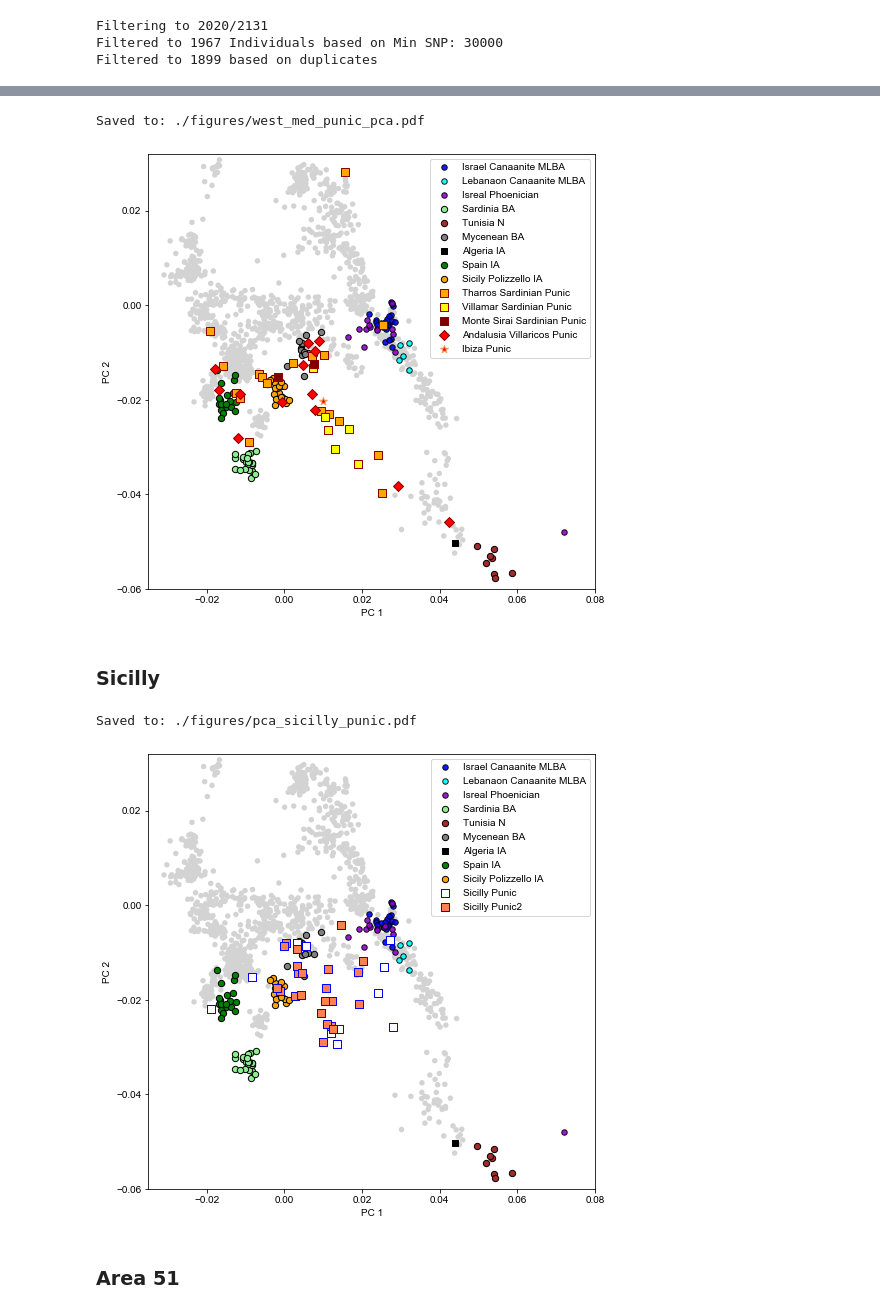
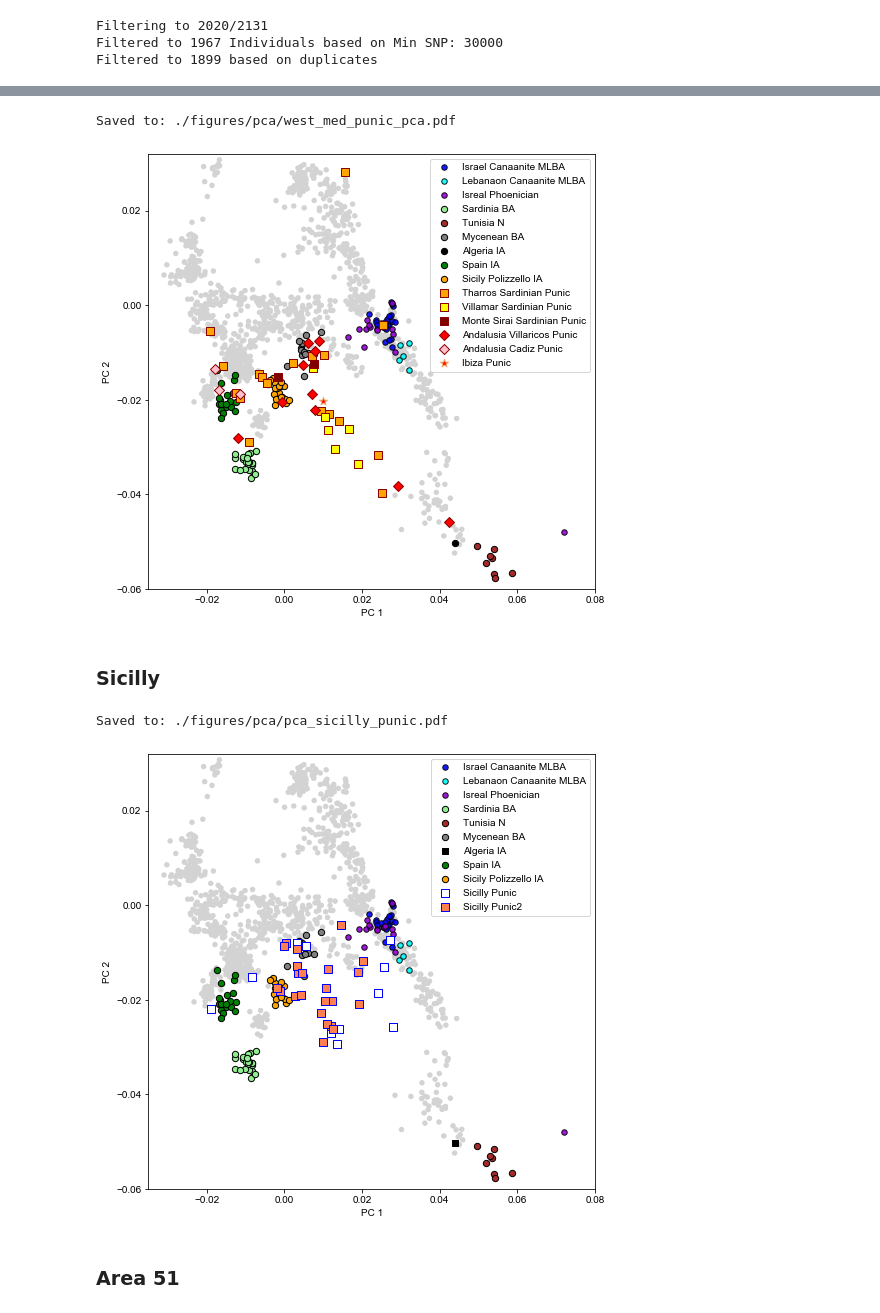
Before and after one commit to hringbauer/punic_aDNA, a Jupyter notebook: notebooks/pca/plot_pca.ipynb, the cells around one changed output, grey strips where cells are left out. Cells and saved outputs as stored; diff of their text form; code cells hidden in the pictures.

```diff
--- a/notebooks/pca/plot_pca.ipynb
+++ b/notebooks/pca/plot_pca.ipynb
@@ -72,10 +72,24 @@ def get_sub_pops_exact(df, pop_list=[], pop_col="pop"):
 ### Plotting PCA
 
 def plot_pca(ax, df, c="gray", alpha=1.0, legend="", marker="o",
-             s=30, ec=None):
+             s=30, ec=None, text=False):
     """Plot PCA onto Axis"""
     ax.scatter(-df["pc1"], df["pc2"], c=c, alpha=alpha, label=legend,
                ec=ec, s=s, marker=marker)
+    if text:
+        x, y = -df["pc1"].values, df["pc2"].values
+        for i, txt in enumerate(df["iid"]):
+            ax.annotate(txt, (x[i], y[i]), ha="left", va="bottom", c=c)
+
+def plot_pca_ho(ax, df, c="gray", alpha=1.0, legend="", marker="o",
+                s=30, ec=None, text=False):
+    """Plot PCA onto Axis"""
+    ax.scatter(-df["pc1"], df["pc2"], c=c, alpha=alpha, label=legend,
+               ec=ec, s=s, marker=marker)
+    if text:
+        x, y = -df["pc1"].values, df["pc2"].values
+        for i, txt in enumerate(df["iid"]):
+            ax.annotate(txt[:3], (x[i], y[i]), ha="center", va="center")
 # %%
 min_snp = 30000
 path_pca = "./output/pca/v44/20201116.punic1.v44_HO.construct_WE_NA_PCA.shrinkmode.evec.txt"
@@ -86,10 +100,11 @@ df.columns=["iid", "pc1", "pc2", "pc3", "pc4", "pop"]
 df = remove_individuals(df, remove_list=["_d"])
 
 df_meta = pd.read_csv("/n/groups/reich/hringbauer/Data/v44.0.anno.csv", sep=",")
-df2 = df_meta[["iid", "Master ID", "n_cov_snp", "mean_cov", "sex"]]
+df2 = df_meta[["iid", "Master ID", "loc", "n_cov_snp", "mean_cov", "sex"]]
 df = pd.merge(df, df2, on="iid", how="left")
 idx = (df["n_cov_snp"]<min_snp)
 df = df[~idx]
+df.loc[df["loc"].isnull(), "loc"]="not assigned"
 print(f"Filtered to {len(df)} Individuals based on Min SNP: {min_snp}")
 
 df = df.sort_values(by="n_cov_snp", ascending=False)
@@ -113,11 +128,13 @@ df_tun = get_sub_pops_exact(df, pop_list=["Tunisia_N"])
 df_vil = get_sub_iid(df, ["VIL"])
 df_msr = get_sub_iid(df, ["MSR"])
 
+df_cad = get_sub_iid(df, ["I12517|I15434|I8135"])
+
 df_greek = get_sub_pops_exact(df, pop_list=["Greece_BA_Mycenaean"])
 df_alg = get_sub_pops_exact(df, pop_list=["Algeria_IA"])
 df_spain = get_sub_pops_exact(df, pop_list=["Spain_IA"])
 
-df_vill = get_sub_pops(df, pop_list=["Spain_Punic"])
+df_vill = get_sub_pops(df, pop_list=["Villaricos"], pop_col="loc")
 df_ib = get_sub_pops_exact(df, ["Ibiza_Punic.SG"])
 df_sic = get_sub_pops_exact(df, ["Italy_Phoenician_Sicily"])
 df_sic2 = get_sub_pops_exact(df, ["Italy_Sicily_Punic"])
@@ -143,10 +176,11 @@ Found: 19/1899
 # %%
-savepath="./figures/west_med_punic_pca.pdf"
+#savepath="./figures/pca/west_med_punic_pca.pdf"
+savepath="./figures/pca/west_med_punic_pca.pdf"
 
 plt.figure(figsize=(8,8))
 ax = plt.gca()
 
-plot_pca(ax, df_ho, c="lightgray")
+plot_pca_ho(ax, df_ho, c="lightgray", text=False)
 
 plot_pca(ax, df_is, c="blue", legend="Israel Canaanite MLBA", ec="k", alpha=0.9)
 plot_pca(ax, df_le, c="aqua", legend="Lebanaon Canaanite MLBA", ec="k", alpha=0.9)
@@ -155,41 +189,43 @@ plot_pca(ax, df_isp, c="darkviolet", legend="Isreal Phoenician", ec="k", alpha=0
 plot_pca(ax, df_sard_ba, c="lightgreen", legend="Sardinia BA", ec="k", s=40)
 plot_pca(ax, df_tun, c="brown", legend="Tunisia N", ec="k", s=40)
 plot_pca(ax, df_greek, c="gray", legend="Mycenean BA", ec="k", s=40)
 
-plot_pca(ax, df_alg, c="k", legend="Algeria IA", s=40, marker="s", ec="k")
+plot_pca(ax, df_alg, c="k", legend="Algeria IA", s=40, ec="k")
 plot_pca(ax, df_spain, c="green", legend="Spain IA", s=40, ec="k")
 
 plot_pca(ax, df_sic_ia, c="orange", legend="Sicily Polizzello IA", s=40, ec="k")
 
 plot_pca(ax, df_sard, c="orange", legend="Tharros Sardinian Punic", ec="darkred", s=50, marker="s")
 plot_pca(ax, df_vil, c="yellow", legend="Villamar Sardinian Punic", ec="darkred", s=50, marker="s")
 plot_pca(ax, df_msr, c="maroon", legend="Monte Sirai Sardinian Punic", ec="darkred", s=50, marker="s")
 
-plot_pca(ax, df_vill, c="red", legend="Andalusia Villaricos Punic", ec="darkred", s=50, marker="D")
+plot_pca(ax, df_vill, c="red", legend="Andalusia Villaricos Punic", ec="darkred", s=50, marker="D", text=False)
+plot_pca(ax, df_cad, c="pink", legend="Andalusia Cadiz Punic", ec="darkred", s=50, marker="D", text=False)
+
 plot_pca(ax, df_ib, c="red", legend="Ibiza Punic", ec="sandybrown", s=70, marker="*")
 
 #plot_pca(ax, df_sic, c="k", legend="Sicilly Punic", ec="blue", s=70, marker=">")
 #plot_pca(ax, df_sic2, c="coral", legend="Sicilly Punic2", ec="blue", s=70, marker=">")
 
 ax.legend(loc="upper right", fontsize=10)
 ax.set_xlabel("PC 1")
 ax.set_ylabel("PC 2")
 ax.set_xlim([-0.035,0.08])
 ax.set_ylim([-0.06,0.032])
 
 if len(savepath) > 0:
     plt.savefig(savepath, bbox_inches = 'tight',
                 pad_inches = 0, dpi=600)
     print(f"Saved to: {savepath}")
 
 plt.show()
 # %% [output]
-Saved to: ./figures/west_med_punic_pca.pdf
+Saved to: ./figures/pca/west_med_punic_pca.pdf
-[figure, old version]
+[figure, new version]
 # %% [markdown]
 ### Sicilly
 # %%
-savepath="./figures/pca_sicilly_punic.pdf"
+savepath="./figures/pca/pca_sicilly_punic.pdf"
 
 plt.figure(figsize=(8,8))
 ax = plt.gca()
@@ -231,7 +267,7 @@ if len(savepath) > 0:
 
 plt.show()
 # %% [output]
-Saved to: ./figures/pca_sicilly_punic.pdf
+Saved to: ./figures/pca/pca_sicilly_punic.pdf
 [figure]
 # %% [markdown]
 ### Area 51
```
Also changed, not shown: parts of 11 cells of this notebook, 3 other files.
